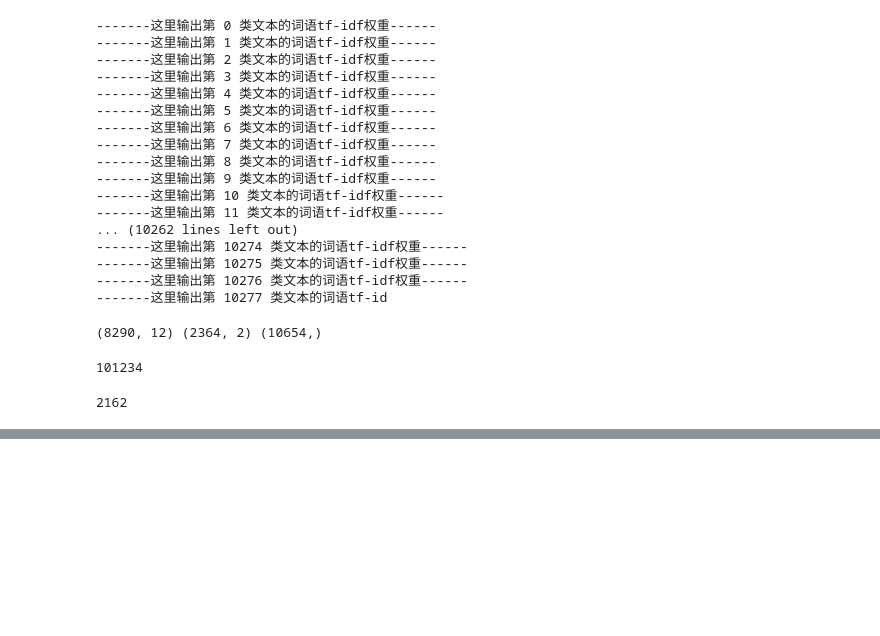
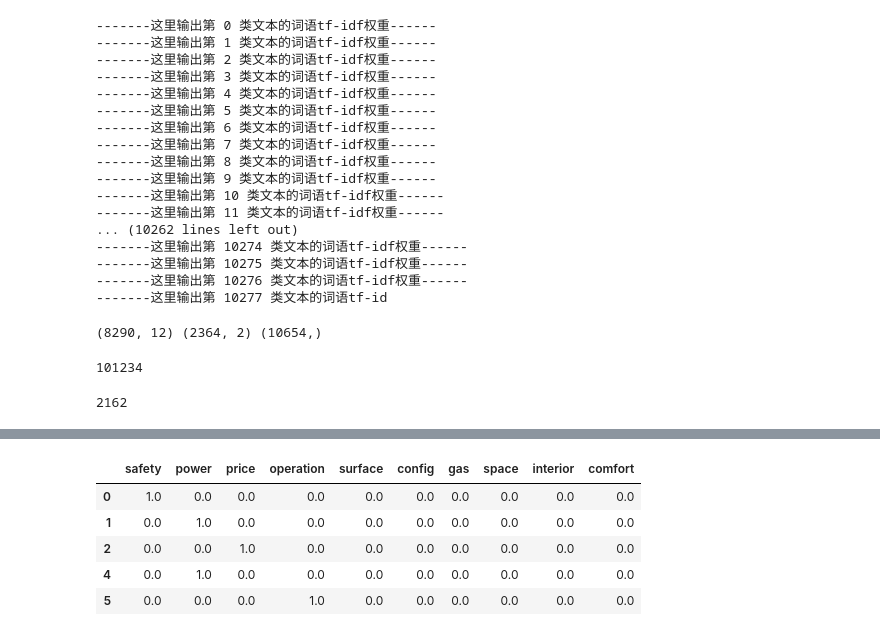
Before and after one commit to light8lee/car, a Jupyter notebook: code/preview.ipynb, the cells around one changed output, grey strips where cells are left out. Cells and saved outputs as stored; diff of their text form; code cells hidden in the pictures; blank space fills up the shorter version.

```diff
--- a/code/preview.ipynb
+++ b/code/preview.ipynb
@@ -246,0 +266,5 @@ test_tdf.to_csv('../data/tfidf_test.csv', index=False)
+# %%
+matchers = [(sub, ru.match_subject('../rules/{}.txt'.format(sub))) for sub in subjects]
+# %%
+df = pd.read_csv('../data/input.csv')
+df.head(5)
@@ -246,0 +288,17 @@ test_tdf.to_csv('../data/tfidf_test.csv', index=False)
+# %%
+rdf = pd.DataFrame()
+# %%
+for i, value in enumerate(df['content']):
+    has = False
+    for sub, matcher in matchers:
+        if matcher(value):
+            rdf.loc[i, sub] = 1
+# %%
+rdf.head(5)
+# %% [output]
+|  | safety | power | price | operation | surface | config | gas | space | interior | comfort |
+| 0 | 1.0 | 0.0 | 0.0 | 0.0 | 0.0 | 0.0 | 0.0 | 0.0 | 0.0 | 0.0 |
+| 1 | 0.0 | 1.0 | 0.0 | 0.0 | 0.0 | 0.0 | 0.0 | 0.0 | 0.0 | 0.0 |
+| 2 | 0.0 | 0.0 | 1.0 | 0.0 | 0.0 | 0.0 | 0.0 | 0.0 | 0.0 | 0.0 |
+| 4 | 0.0 | 1.0 | 0.0 | 0.0 | 0.0 | 0.0 | 0.0 | 0.0 | 0.0 | 0.0 |
+| 5 | 0.0 | 0.0 | 0.0 | 1.0 | 0.0 | 0.0 | 0.0 | 0.0 | 0.0 | 0.0 |
```
Also changed, not shown: parts of 20 cells of this notebook, 3 other files.
